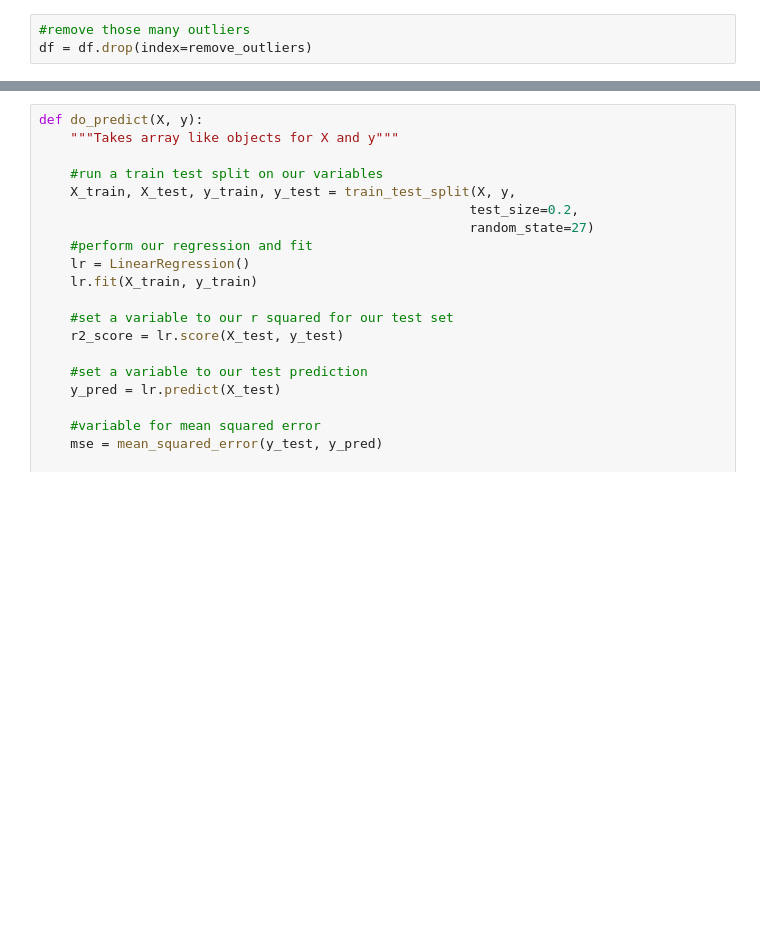
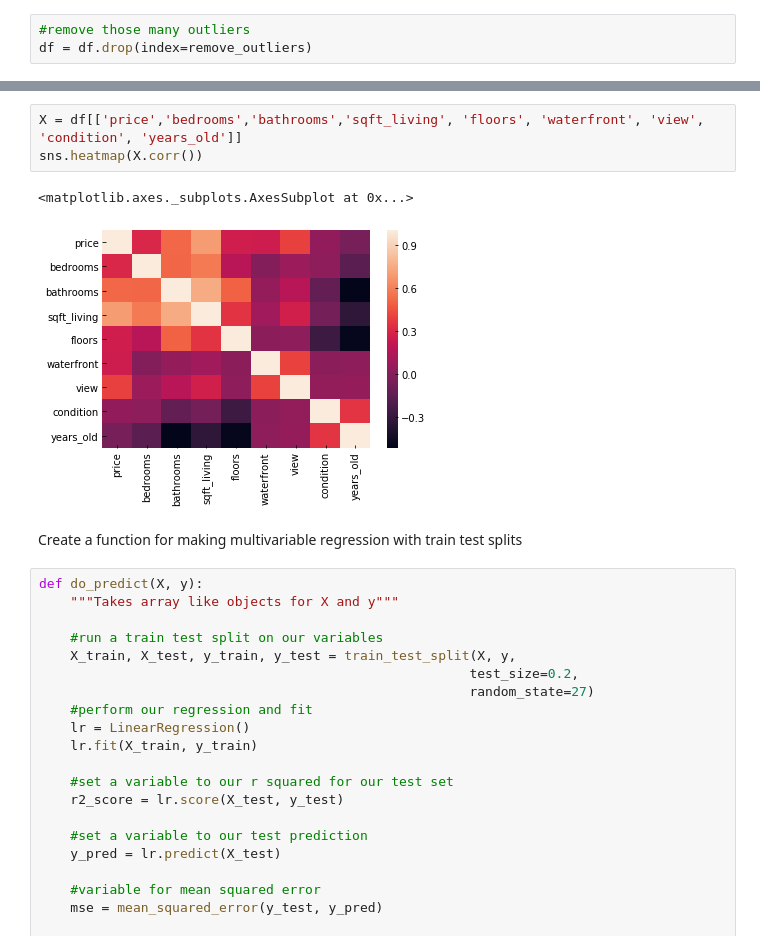
Before and after one commit to AlludedCrabb/Data-Science-Housing-Data-Project, a Jupyter notebook: Jacob_Taeho project.ipynb, the cells around one changed output, grey strips where cells are left out. Saved outputs shown, nothing was run; the diff lists cells and outputs as text; blank space fills up the shorter version.

```diff
--- a/Jacob_Taeho project.ipynb
+++ b/Jacob_Taeho project.ipynb
@@ -264,3 +205,11 @@ Index(['id', 'date', 'price', 'bedrooms', 'bathrooms', 'sqft_living',
+# %%
+X = df[['price','bedrooms','bathrooms','sqft_living', 'floors', 'waterfront', 'view', 'condition', 'years_old']]
+sns.heatmap(X.corr())
+# %% [output]
+<matplotlib.axes._subplots.AxesSubplot at 0x...>
+[figure, added]
+# %% [markdown]
+Create a function for making multivariable regression with train test splits
 # %%
 def do_predict(X, y):
     """Takes array like objects for X and y"""
```
Also changed, not shown: parts of 61 cells of this notebook.
